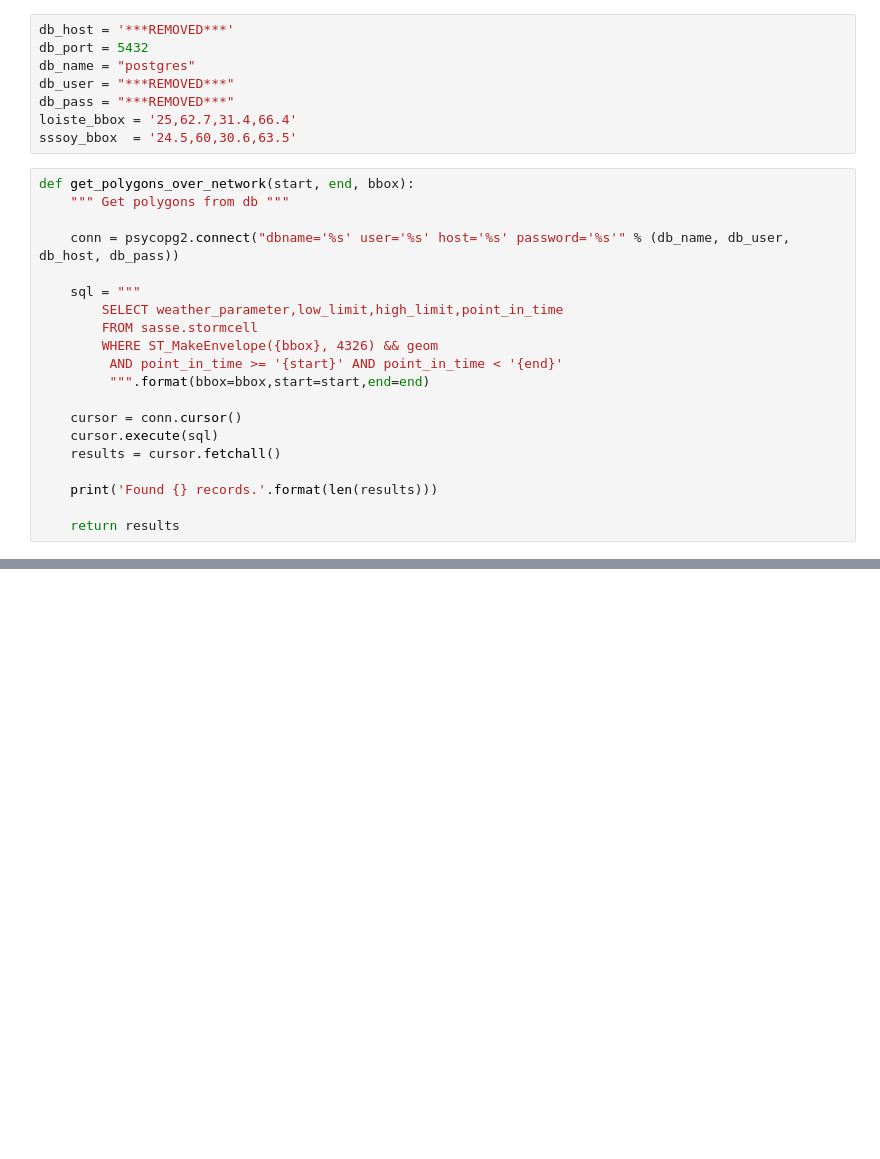
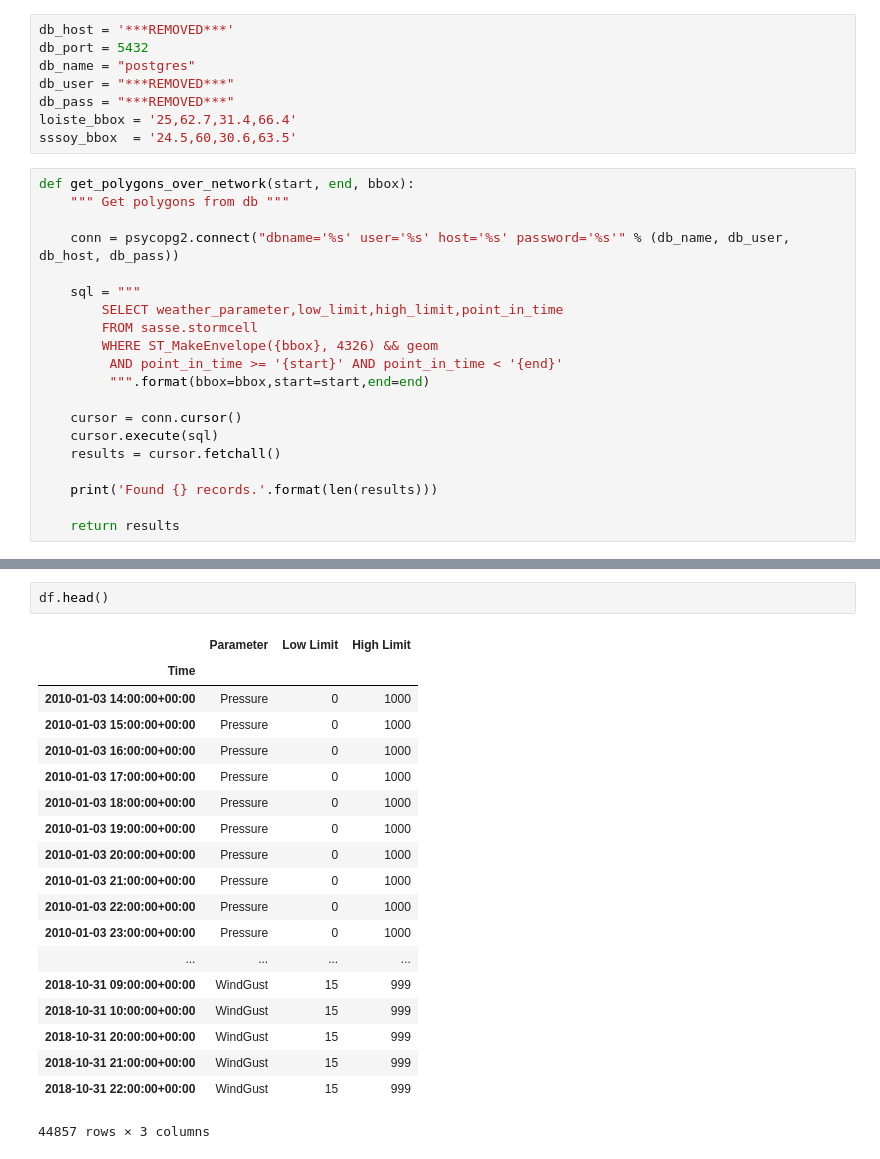
Before and after one commit to fmidev/sasse-polygon-process, a Jupyter notebook: notebooks/data statistics.ipynb, the cells around one changed output, grey strips where cells are left out. Saved outputs shown, nothing was run; the diff lists cells and outputs as text; blank space fills up the shorter version.

```diff
--- a/notebooks/data statistics.ipynb
+++ b/notebooks/data statistics.ipynb
@@ -90,0 +135,22 @@ Found 44857 records.
+# %%
+df.head()
+# %% [output]
+|  | Parameter | Low Limit | High Limit |
+| Time |  |  |  |
+| 2010-01-03 14:00:00+00:00 | Pressure | 0 | 1000 |
+| 2010-01-03 15:00:00+00:00 | Pressure | 0 | 1000 |
+| 2010-01-03 16:00:00+00:00 | Pressure | 0 | 1000 |
+| 2010-01-03 17:00:00+00:00 | Pressure | 0 | 1000 |
+| 2010-01-03 18:00:00+00:00 | Pressure | 0 | 1000 |
+| 2010-01-03 19:00:00+00:00 | Pressure | 0 | 1000 |
+| 2010-01-03 20:00:00+00:00 | Pressure | 0 | 1000 |
+| 2010-01-03 21:00:00+00:00 | Pressure | 0 | 1000 |
+| 2010-01-03 22:00:00+00:00 | Pressure | 0 | 1000 |
+| 2010-01-03 23:00:00+00:00 | Pressure | 0 | 1000 |
+| ... | ... | ... | ... |
+| 2018-10-31 09:00:00+00:00 | WindGust | 15 | 999 |
+| 2018-10-31 10:00:00+00:00 | WindGust | 15 | 999 |
+| 2018-10-31 20:00:00+00:00 | WindGust | 15 | 999 |
+| 2018-10-31 21:00:00+00:00 | WindGust | 15 | 999 |
+| 2018-10-31 22:00:00+00:00 | WindGust | 15 | 999 |
+44857 rows × 3 columns
```
Also changed, not shown: parts of 15 cells of this notebook.
